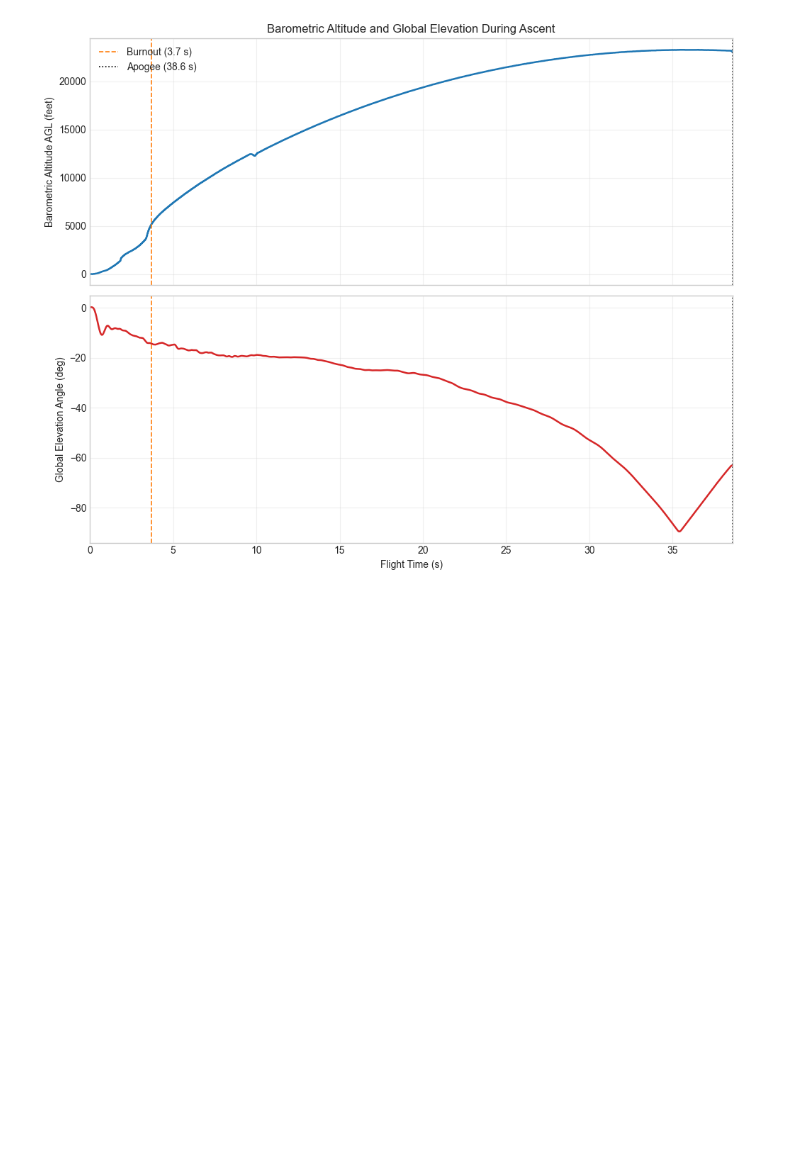
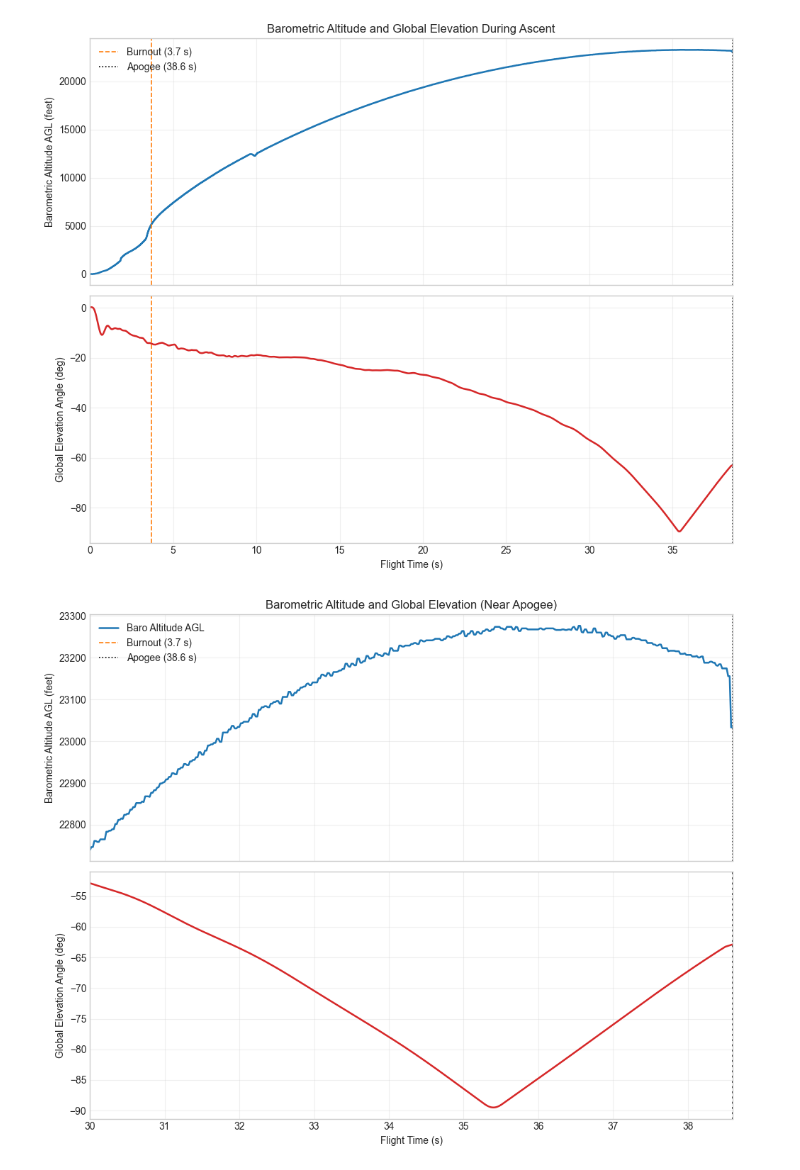
Before and after one commit to VoicefulEmu/DataAnalysisSnowbirdTest, a Jupyter notebook: code/tilt_angle_analysis.ipynb, the cells around one changed output. Cells and saved outputs as stored; diff of their text form; code cells hidden in the pictures; blank space fills up the shorter version.

```diff
--- a/code/tilt_angle_analysis.ipynb
+++ b/code/tilt_angle_analysis.ipynb
@@ -656,3 +656,46 @@ fig.tight_layout()
 plt.show()
 # %% [output]
 [figure]
+# %%
+# Zoomed version of the same plot: 30 s to end of ascent
+zoom_start_s = 30.0
+zoom_end_s = apogee_time_s
+
+lr_zoom = lr_ascent[lr_ascent["Flight_Time_(s)"].between(zoom_start_s, zoom_end_s)].copy()
+coning_zoom = coning_df[coning_df["Flight_Time_(s)"].between(zoom_start_s, zoom_end_s)].copy()
+
+fig, axes = plt.subplots(2, 1, figsize=(10, 8), sharex=True)
+
+# Top: Barometric altitude AGL (zoomed)
+axes[0].plot(
+    lr_zoom["Flight_Time_(s)"],
+    lr_zoom["Baro_Altitude_AGL_(feet)"],
+    color="tab:blue",
+    linewidth=1.8,
+    label="Baro Altitude AGL",
+)
+axes[0].axvline(burnout_time_s, color="tab:orange", linestyle="--", linewidth=1.2, label=f"Burnout ({burnout_time_s:.1f} s)")
+axes[0].axvline(apogee_time_s, color="black", linestyle=":", linewidth=1.2, label=f"Apogee ({apogee_time_s:.1f} s)")
+axes[0].set_ylabel("Barometric Altitude AGL (feet)")
+axes[0].set_title("Barometric Altitude and Global Elevation (Near Apogee)")
+axes[0].legend(loc="upper left")
+axes[0].grid(True, alpha=0.3)
+
+# Bottom: Global elevation angle (zoomed)
+axes[1].plot(
+    coning_zoom["Flight_Time_(s)"],
+    coning_zoom["global_elevation_deg_smooth"],
+    color="tab:red",
+    linewidth=1.8,
+    label="Global Elevation",
+)
+axes[1].axvline(apogee_time_s, color="black", linestyle=":", linewidth=2)
+axes[1].set_xlabel("Flight Time (s)")
+axes[1].set_ylabel("Global Elevation Angle (deg)")
+axes[1].set_xlim(zoom_start_s, zoom_end_s)
+axes[1].grid(True, alpha=0.3)
+
+fig.tight_layout()
+plt.show()
+# %% [output]
+[figure, added]
```
Also changed, not shown: 1 other file.
